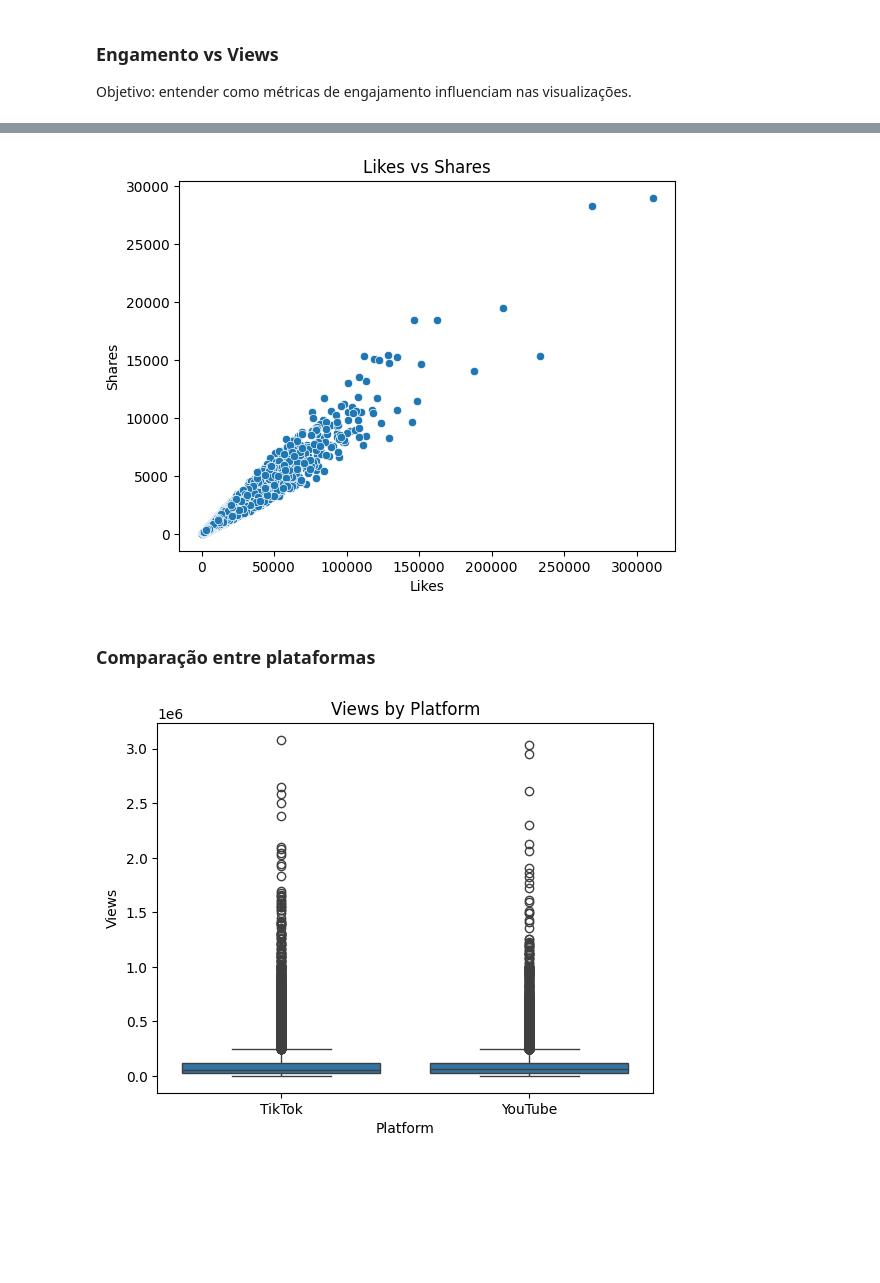
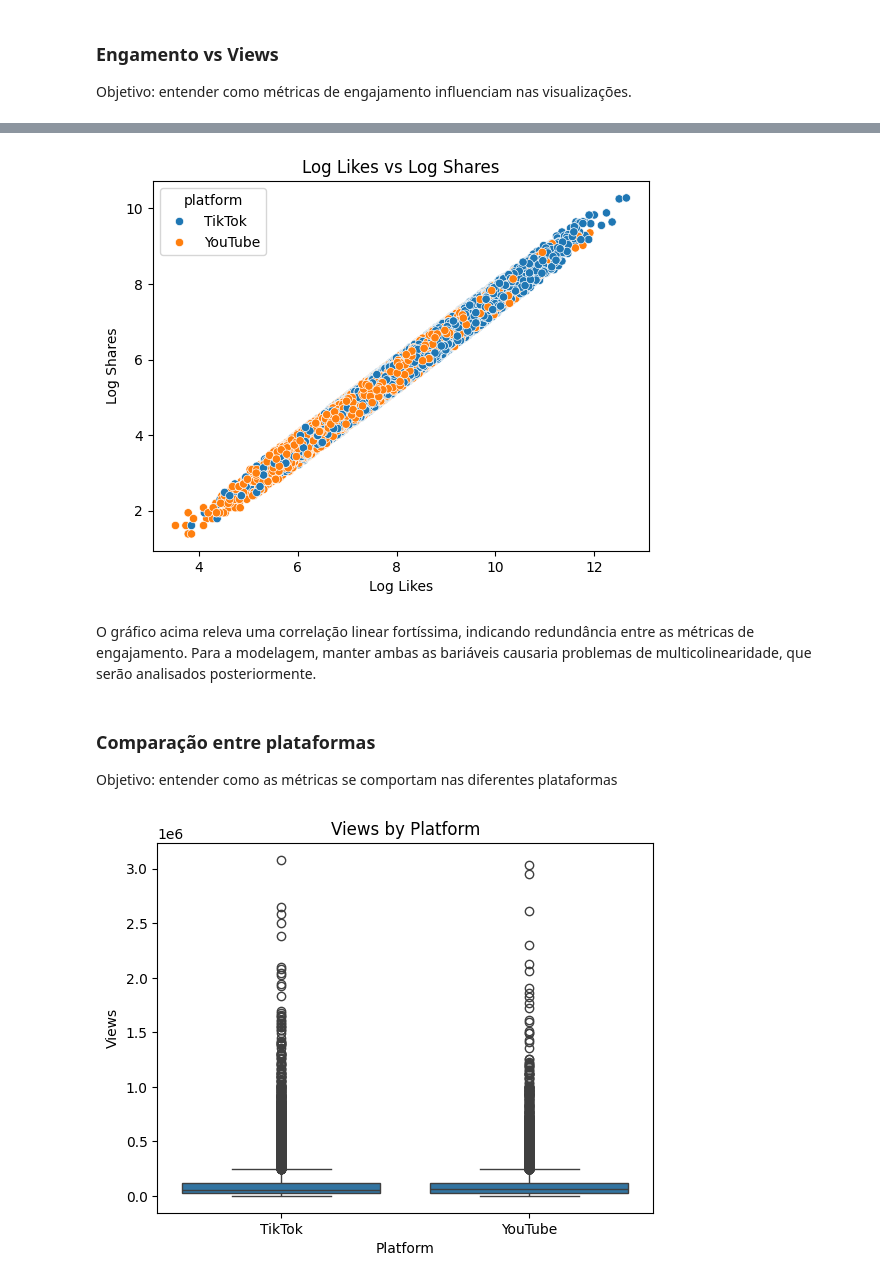
Before and after one commit to jonathasAJ/ai-content-platform, a Jupyter notebook: notebooks/01_eda.ipynb, the cells around one changed output, grey strips where cells are left out. Saved outputs shown, nothing was run; the diff lists cells and outputs as text; code cells hidden in the pictures; blank space fills up the shorter version.

```diff
--- a/notebooks/01_eda.ipynb
+++ b/notebooks/01_eda.ipynb
@@ -111,0 +122,7 @@ plt.show()
+# %%
+df["log_views"] = np.log1p(df["views"])
+df["log_likes"] = np.log1p(df["likes"])
+
+sns.scatterplot(data=df, x="log_views", y="log_likes", hue="platform")
+plt.title("Log Views vs Log Likes")
+plt.show()
@@ -112,7 +137,10 @@ plt.show()
 # %%
-sns.scatterplot(data=df,x="shares", y="views")
-plt.title("Shares vs Views")
-plt.xlabel("Shares")
-plt.ylabel("Views")
+df["log_shares"] = np.log1p(df["shares"])
+df["log_views"] = np.log1p(df["views"])
+
+sns.scatterplot(data=df,x="log_shares", y="log_views", hue="platform")
+plt.title("Log Shares vs Log Views")
+plt.xlabel("Log Shares")
+plt.ylabel("Log Views")
 plt.show()
 # %% [output]
@@ -120,13 +154,17 @@ plt.show()
 # %%
-sns.scatterplot(data=df, x="likes", y="shares")
-plt.title("Likes vs Shares")
-plt.xlabel("Likes")
-plt.ylabel("Shares")
+sns.scatterplot(data=df, x="log_likes", y="log_shares", hue="platform")
+plt.title("Log Likes vs Log Shares")
+plt.xlabel("Log Likes")
+plt.ylabel("Log Shares")
 plt.show()
 # %% [output]
-[figure, old version]
+[figure, new version]
+# %% [markdown]
+O gráfico acima releva uma correlação linear fortíssima, indicando redundância entre as métricas de engajamento. Para a modelagem, manter ambas as bariáveis causaria problemas de multicolinearidade, que serão analisados posteriormente.
 # %% [markdown]
 ### Comparação entre plataformas
+
+Objetivo: entender como as métricas se comportam nas diferentes plataformas
 # %%
 sns.boxplot(data=df, x="platform", y="views")
 plt.title("Views by Platform")
```
Also changed, not shown: parts of 55 cells of this notebook.
